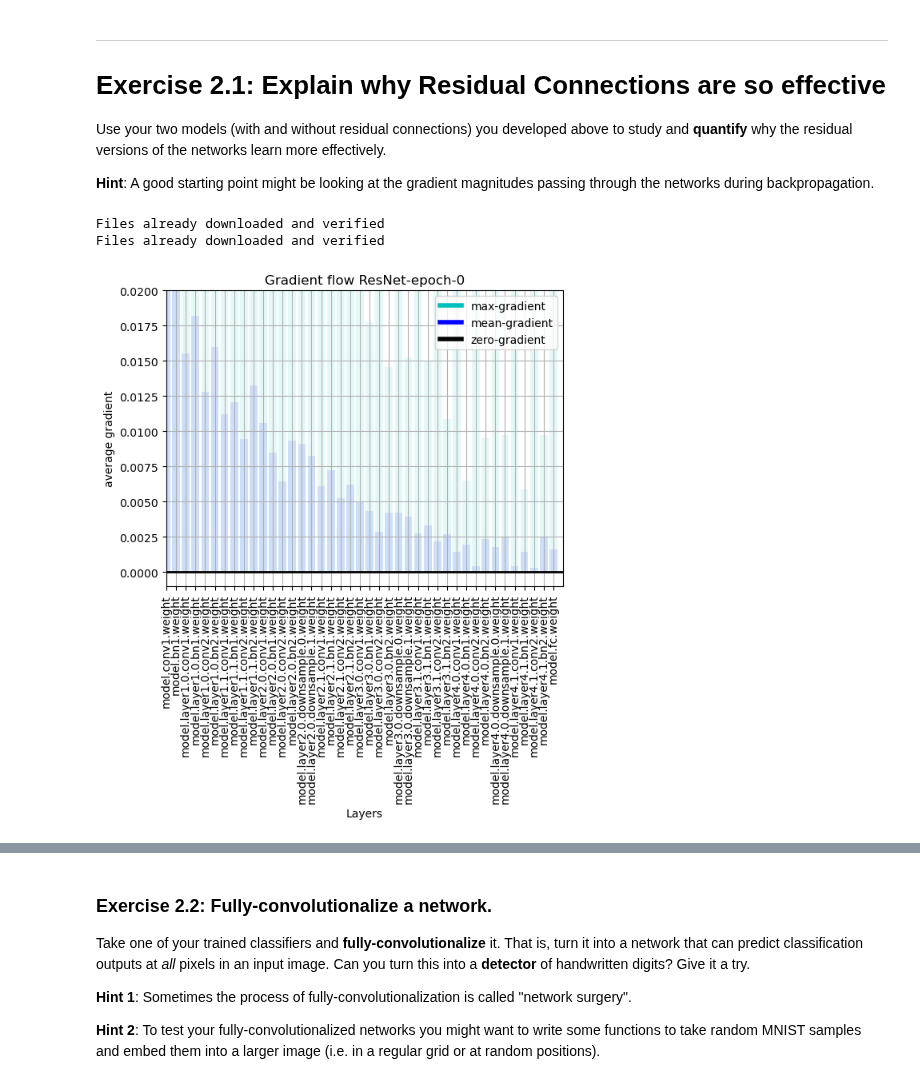
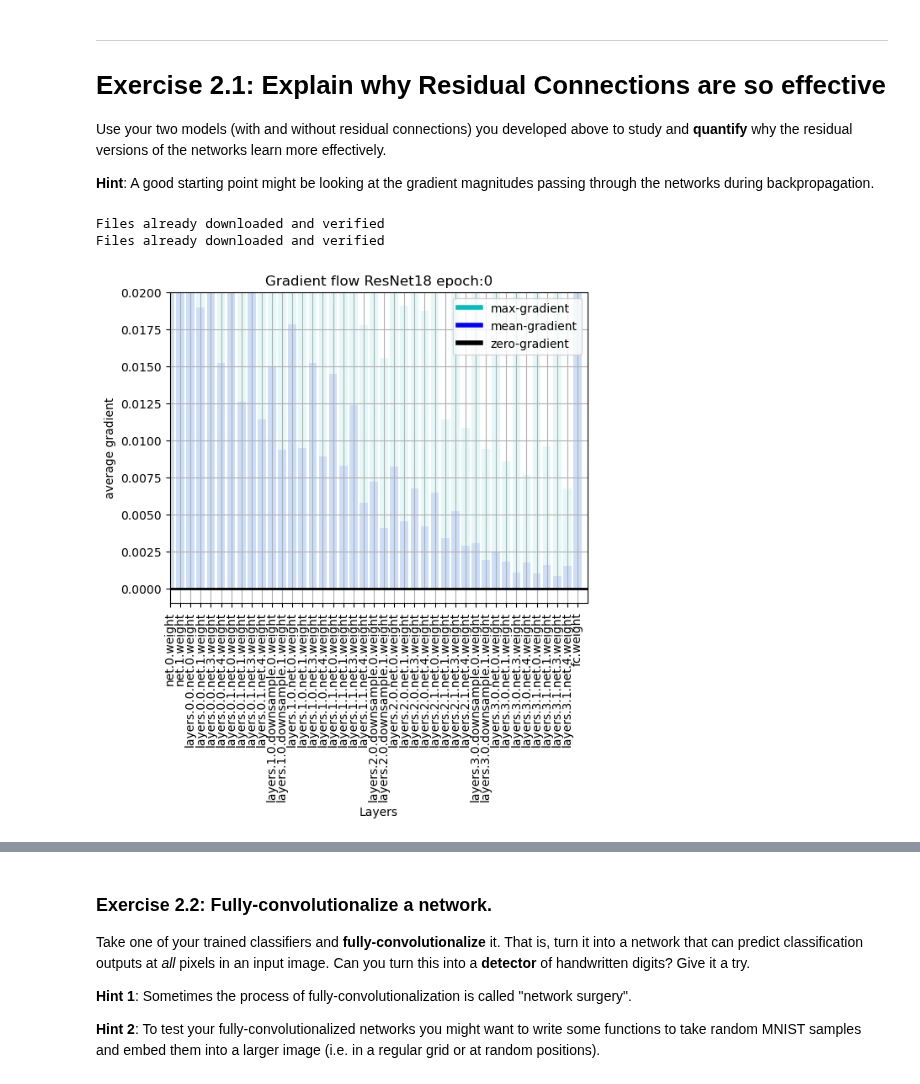
Before and after one commit to BaiardiLorenzo/DLA, a Jupyter notebook: Lab1/Lab1-CNNs-Exercise2.ipynb, the cells around one changed output, grey strips where cells are left out. Cells and saved outputs as stored; diff of their text form; code cells hidden in the pictures.

```diff
--- a/Lab1/Lab1-CNNs-Exercise2.ipynb
+++ b/Lab1/Lab1-CNNs-Exercise2.ipynb
@@ -508,8 +373,5 @@ class ResNet18NoSkip(nn.Module):
 # %%
 # Evaluate the gradients of the model
-from matplotlib.lines import Line2D
-
-
 def plot_grad_flow(named_parameters, title):
     ave_grads = []
     max_grads= []
@@ -517,8 +379,12 @@ def plot_grad_flow(named_parameters, title):
     for n, p in named_parameters:
         if(p.requires_grad) and ("bias" not in n):
             layers.append(n)
-            ave_grads.append(p.grad.abs().mean().cpu().detach().numpy())
-            max_grads.append(p.grad.abs().max().cpu().detach().numpy())
+            if p.grad is not None:
+                ave_grads.append(p.grad.abs().mean().cpu().detach().numpy())
+                max_grads.append(p.grad.abs().max().cpu().detach().numpy())
+            else:
+                ave_grads.append(0)
+                max_grads.append(0)
     plt.bar(np.arange(len(max_grads)), max_grads, alpha=0.1, lw=1, color="c")
     plt.bar(np.arange(len(max_grads)), ave_grads, alpha=0.1, lw=1, color="b")
     plt.hlines(0, 0, len(ave_grads)+1, lw=2, color="k" )
@@ -545,65 +411,79 @@ def plot_train_loss(res_loss, notres_loss):
     plt.legend()
     plt.show()
 # %%
+# Retrain the ResNet18 model and the CNN model for quantify the gradient vanishing problem
 device = torch.device("cuda:0" if torch.cuda.is_available() else "cpu")
 
-# Retrain the ResNet18 model and the CNN model for quantify the gradient vanishing problem
-# resnet18 = ResNet(num_classes=10, skip_connection=True).to(device)
-# notres18 = ResNet(num_classes=10, skip_connection=False).to(device)
-resnet18 = ResNet18().to(device)
-notres18 = ResNet18NoSkip().to(device)
+model_resnet18 = resnet18().to(device)
+model_notresnet18 = resnet18_no_skip().to(device)
 
 # Dataset
 transform = transforms.Compose([
     transforms.ToTensor(),
     transforms.Normalize((0.4914, 0.4822, 0.4465), (0.2023, 0.1994, 0.2010))
 ])
 
 ds_train = torchvision.datasets.CIFAR10(root='../data', train=True, download=True, transform=transform)
 ds_test = torchvision.datasets.CIFAR10(root='../data', train=False, download=True, transform=transform)
 
 batch_size = 128
 
-dl_train = DataLoader(ds_train, batch_size=batch_size, shuffle=True)
+dl_train = DataLoader(ds_train, batch_size=batch_size, shuffle=False)
 dl_test = DataLoader(ds_test, batch_size=batch_size, shuffle=False)
 
 # Loss and optimizer
 lr = 0.1
-# opt_notres = torch.optim.SGD(notres18.parameters(), lr=lr, momentum=0.9, weight_decay=1e-4)
-# opt_resnet = torch.optim.SGD(resnet18.parameters(), lr=lr, momentum=0.9, weight_decay=1e-4)
-opt_resnet = torch.optim.Adam(resnet18.parameters(), lr=lr)
-opt_notres = torch.optim.Adam(notres18.parameters(), lr=lr)
+opt_resnet = torch.optim.Adam(model_resnet18.parameters(), lr=lr)
+opt_notres = torch.optim.Adam(model_notresnet18.parameters(), lr=lr)
 
-def train_gradient(model, opt, epochs, title):
-    model.train()
-    losses = []
+def train_gradient(model_res, model_not, opt_res, opt_not, epochs):
+    model_res.train()
+    model_not.train()
+
+    losses_res = []
+    losses_not = []
     for epoch in range(epochs):
-        ls = []
+        ls_res = []
+        ls_not = []
         for (i, (xs, ys)) in enumerate(tqdm(dl_train, desc=f'Training epoch {epoch}', leave=True)):
             xs, ys = xs.to(device), ys.to(device)
-            opt.zero_grad()
 
-            outputs = model(xs)
-            loss = F.cross_entropy(outputs, ys)
-            loss.backward()
-            opt.step()
+            opt_res.zero_grad()
+            opt_not.zero_grad()
 
-            ls.append(loss.item())
+            outputs_res = model_res(xs)
+            outputs_not = model_not(xs)
+
+            loss_res = F.cross_entropy(outputs_res, ys)
+            loss_not = F.cross_entropy(outputs_not, ys)
+
+            loss_res.backward()
+            loss_not.backward()
+
+            opt_res.step()
+            opt_not.step()
+
+            ls_res.append(loss_res.item())
+            ls_not.append(loss_not.item())
             if i == 0:
-                plot_grad_flow(model.named_parameters(), title+"-epoch-"+str(epoch))
-        ls = np.mean(ls)
-        losses.append(ls)
-        print(f"Epoch {epoch}: Loss: {ls:.4f}")
+                plot_grad_flow(model_res.named_parameters(), "ResNet18 epoch:"+str(epoch))
+                plot_grad_flow(model_not.named_parameters(), "NotResNet18 epoch:"+str(epoch))
+        ls_res = np.mean(ls_res)
+        ls_not = np.mean(ls_not)
 
-    plot_grad_flow(model.named_parameters(), title+"-epoch-"+str(epoch))
-    return losses
+        losses_res.append(ls_res)
+        losses_not.append(ls_not)
+        print(f"Epoch {epoch}: Loss ResNet: {ls_res:.4f}, Loss Not ResNet: {ls_not:.4f}")
+
+    plot_grad_flow(model_res.named_parameters(), "ResNet18 epoch:"+str(epoch+1))
+    plot_grad_flow(model_not.named_parameters(), "NotResNet18 epoch:"+str(epoch+1))
+    return losses_res, losses_not
 
 epochs = 10
 
-resnet_loss = train_gradient(resnet18, opt_resnet, epochs, "ResNet")
-notres_loss = train_gradient(notres18, opt_notres, epochs, "Not ResNet")
+resnet_loss, notres_loss = train_gradient(model_resnet18, model_notresnet18, opt_resnet, opt_notres, epochs)
 plot_train_loss(resnet_loss, notres_loss)
 # %% [output]
 Files already downloaded and verified
 Files already downloaded and verified
-[figure, old version]
+[figure, new version]
```
Also changed, not shown: parts of 10 cells of this notebook, 10 other files.
